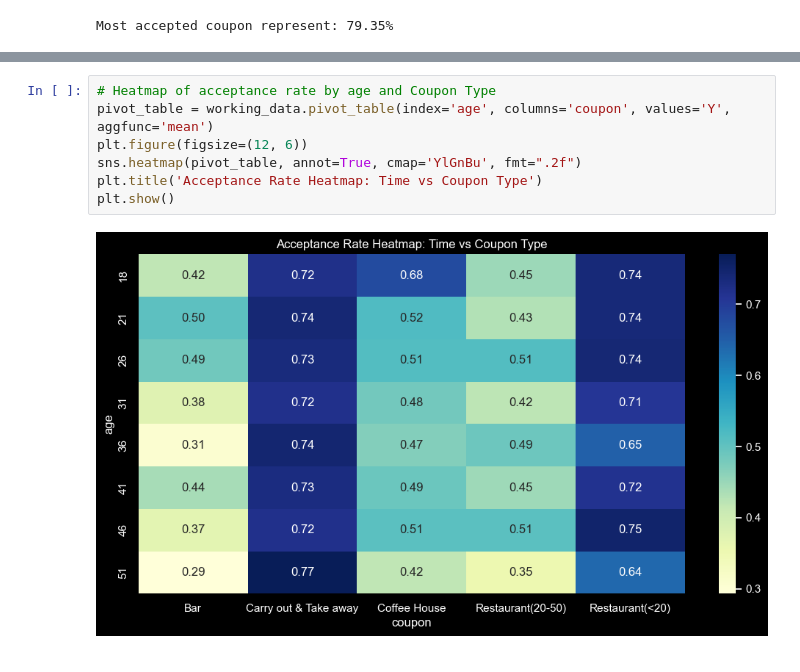
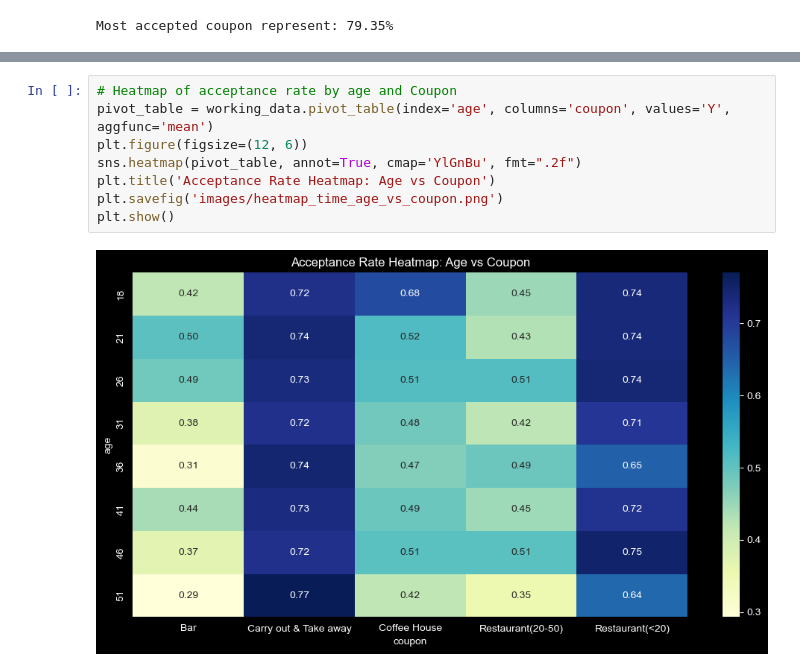
Before and after one commit to weslylaboy/will-a-customer-accepts-the-coupon, a Jupyter notebook: prompt.ipynb, the cells around one changed output, grey strips where cells are left out. Saved outputs shown, nothing was run; the diff lists cells and outputs as text.

```diff
--- a/prompt.ipynb
+++ b/prompt.ipynb
@@ -626,10 +641,11 @@ plt.show()
 # %%
-# Heatmap of acceptance rate by age and Coupon Type
+# Heatmap of acceptance rate by age and Coupon
 pivot_table = working_data.pivot_table(index='age', columns='coupon', values='Y', aggfunc='mean')
 plt.figure(figsize=(12, 6))
 sns.heatmap(pivot_table, annot=True, cmap='YlGnBu', fmt=".2f")
-plt.title('Acceptance Rate Heatmap: Time vs Coupon Type')
+plt.title('Acceptance Rate Heatmap: Age vs Coupon')
+plt.savefig('images/heatmap_time_age_vs_coupon.png')
 plt.show()
 # %% [output]
-[figure, old version]
+[figure, new version]
 # %%
```
Also changed, not shown: parts of 22 cells of this notebook, 19 other files.
